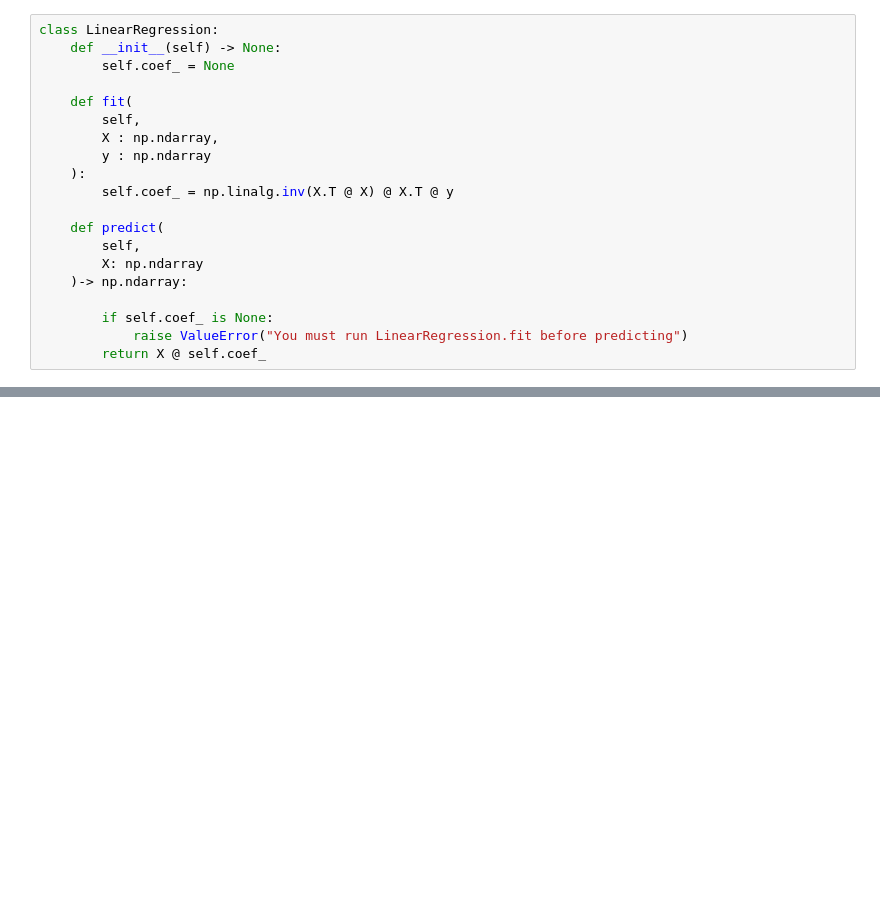
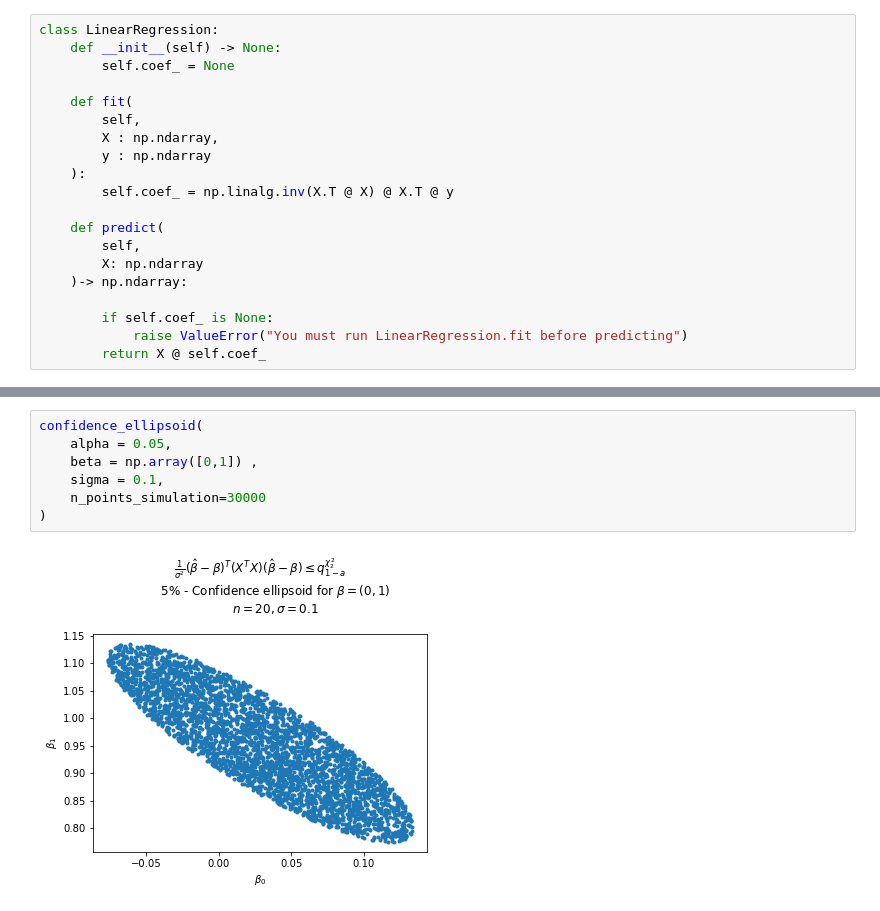
Before and after one commit to peulsilva/LinReg-MAP361, a Jupyter notebook: code.ipynb, the cells around one changed output, grey strips where cells are left out. Saved outputs shown, nothing was run; the diff lists cells and outputs as text; blank space fills up the shorter version.

Commit message:
add confidence ellipsoid

```diff
--- a/code.ipynb
+++ b/code.ipynb
@@ -294,0 +364,9 @@ class LinearRegression:
+# %%
+confidence_ellipsoid(
+    alpha = 0.05,
+    beta = np.array([0,1]) ,
+    sigma = 0.1,
+    n_points_simulation=30000
+)
+# %% [output]
+[figure, added]
```
Also changed, not shown: parts of 41 cells of this notebook.
